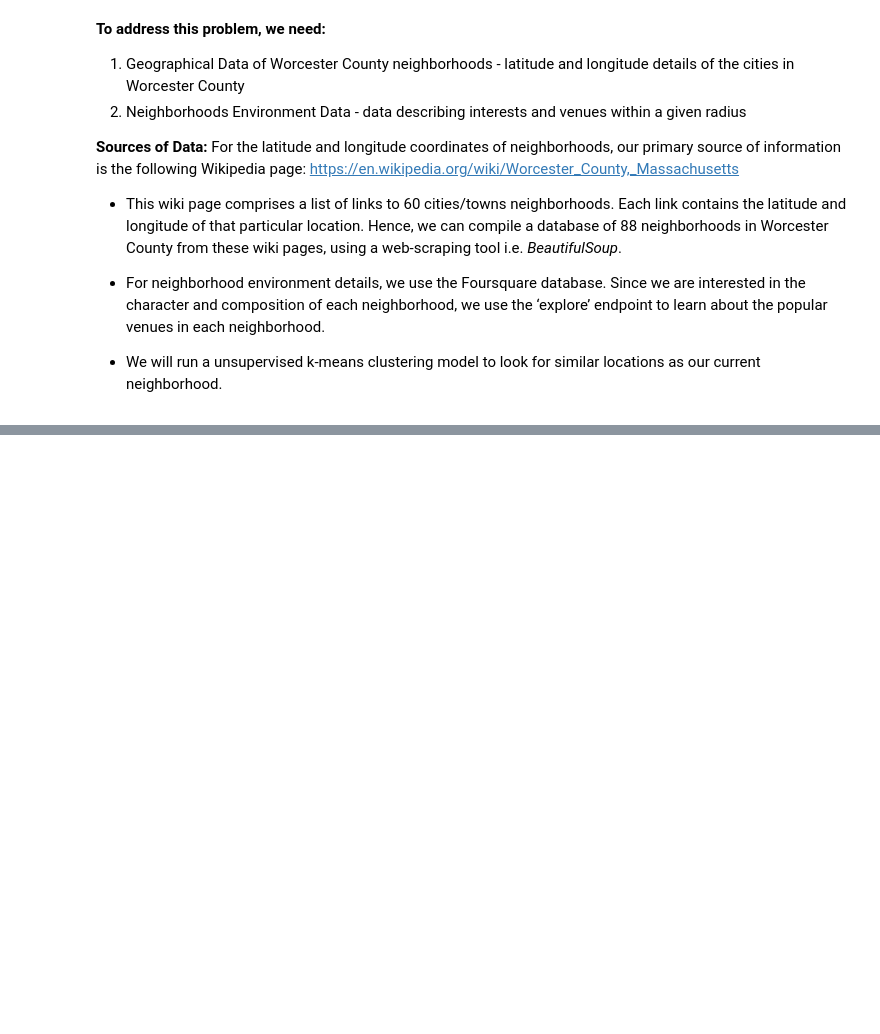
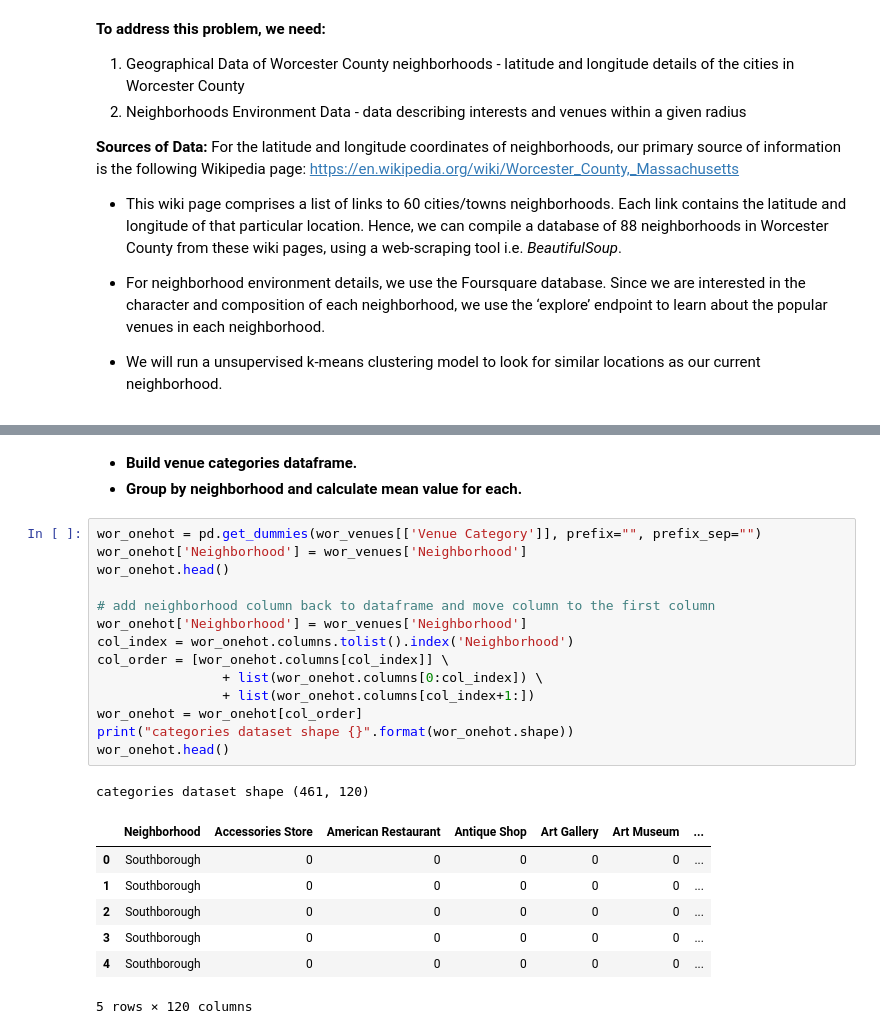
Before and after one commit to wuweixiaoxiao/coursera, a Jupyter notebook: Capstone Project-Worcester County.ipynb, the cells around one changed output, grey strips where cells are left out. Saved outputs shown, nothing was run; the diff lists cells and outputs as text; blank space fills up the shorter version.

```diff
--- a/Capstone Project-Worcester County.ipynb
+++ b/Capstone Project-Worcester County.ipynb
@@ -29,0 +216,26 @@ For the latitude and longitude coordinates of neighborhoods, our primary source
+# %% [markdown]
+- **Build venue categories dataframe.**
+- **Group by neighborhood and calculate mean value for each.**
+# %%
+wor_onehot = pd.get_dummies(wor_venues[['Venue Category']], prefix="", prefix_sep="")
+wor_onehot['Neighborhood'] = wor_venues['Neighborhood']
+wor_onehot.head()
+
+# add neighborhood column back to dataframe and move column to the first column
+wor_onehot['Neighborhood'] = wor_venues['Neighborhood']
+col_index = wor_onehot.columns.tolist().index('Neighborhood')
+col_order = [wor_onehot.columns[col_index]] \
+                + list(wor_onehot.columns[0:col_index]) \
+                + list(wor_onehot.columns[col_index+1:])
+wor_onehot = wor_onehot[col_order]
+print("categories dataset shape {}".format(wor_onehot.shape))
+wor_onehot.head()
+# %% [output]
+categories dataset shape (461, 120)
+|  | Neighborhood | Accessories Store | American Restaurant | Antique Shop | Art Gallery | Art Museum | ... |
+| 0 | Southborough | 0 | 0 | 0 | 0 | 0 | ... |
+| 1 | Southborough | 0 | 0 | 0 | 0 | 0 | ... |
+| 2 | Southborough | 0 | 0 | 0 | 0 | 0 | ... |
+| 3 | Southborough | 0 | 0 | 0 | 0 | 0 | ... |
+| 4 | Southborough | 0 | 0 | 0 | 0 | 0 | ... |
+5 rows × 120 columns
```
Also changed, not shown: parts of 39 cells of this notebook.
